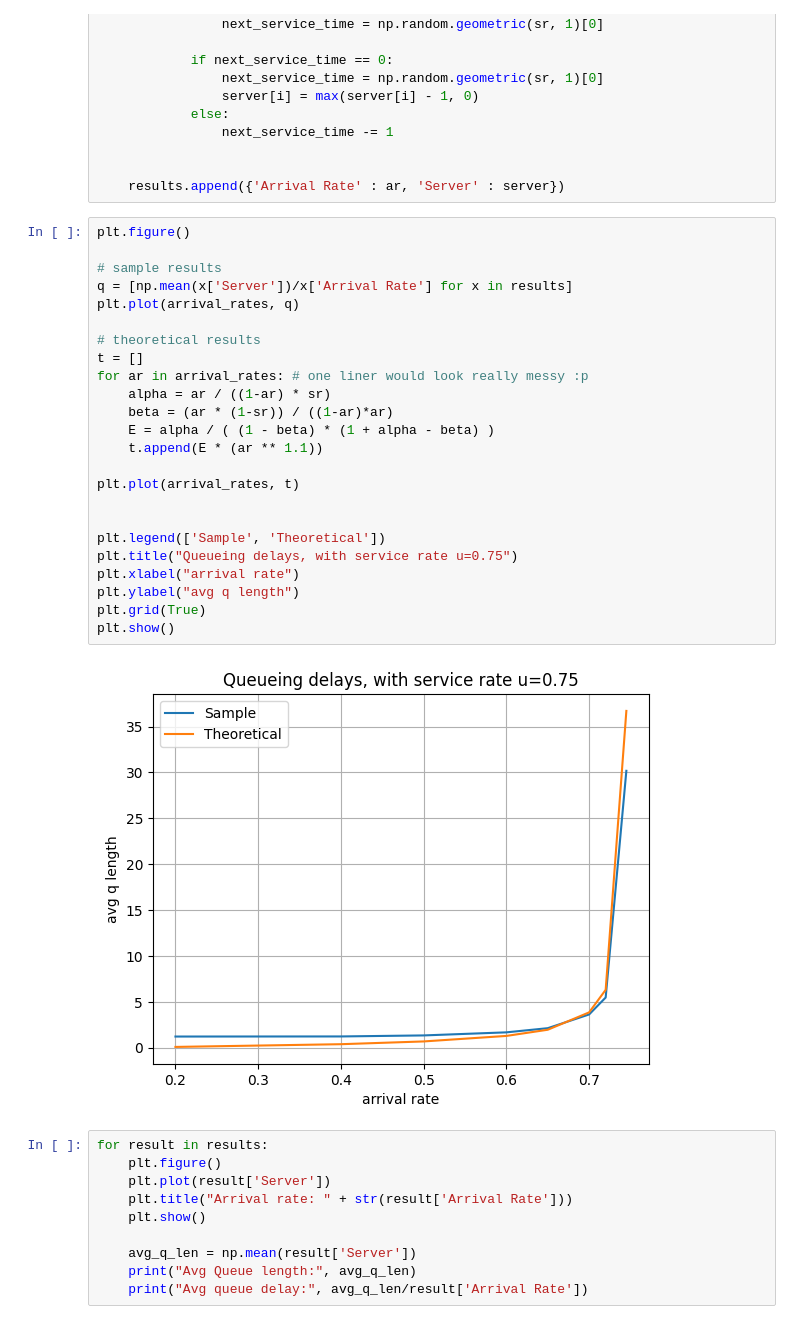
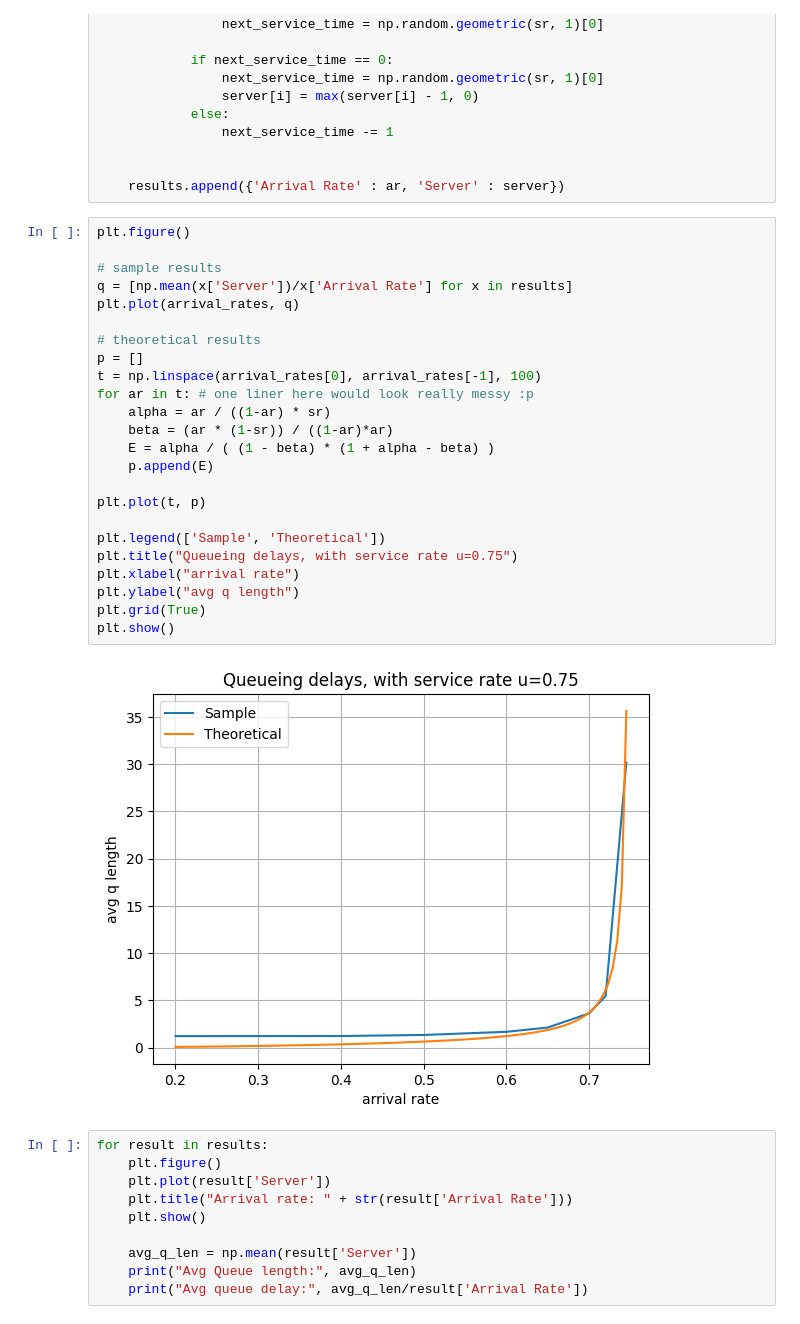
Before and after one commit to icemanexi/373Assignment, a Jupyter notebook: main.ipynb, the cells around one changed output. Drawn from its saved outputs; the diff is of its cells as text.

```diff
--- a/main.ipynb
+++ b/main.ipynb
@@ -42,29 +42,29 @@ for ar in arrival_rates:
 # %%
 plt.figure()
 
 # sample results
 q = [np.mean(x['Server'])/x['Arrival Rate'] for x in results]
 plt.plot(arrival_rates, q)
 
 # theoretical results
-t = []
-for ar in arrival_rates: # one liner would look really messy :p
+p = []
+t = np.linspace(arrival_rates[0], arrival_rates[-1], 100)
+for ar in t: # one liner here would look really messy :p
     alpha = ar / ((1-ar) * sr)
     beta = (ar * (1-sr)) / ((1-ar)*ar)
     E = alpha / ( (1 - beta) * (1 + alpha - beta) )
-    t.append(E * (ar ** 1.1))
+    p.append(E)
 
-plt.plot(arrival_rates, t)
-
+plt.plot(t, p)
 
 plt.legend(['Sample', 'Theoretical'])
 plt.title("Queueing delays, with service rate u=0.75")
 plt.xlabel("arrival rate")
 plt.ylabel("avg q length")
 plt.grid(True)
 plt.show()
 # %% [output]
-[figure, old version]
+[figure, new version]
 # %%
 for result in results:
     plt.figure()
```
